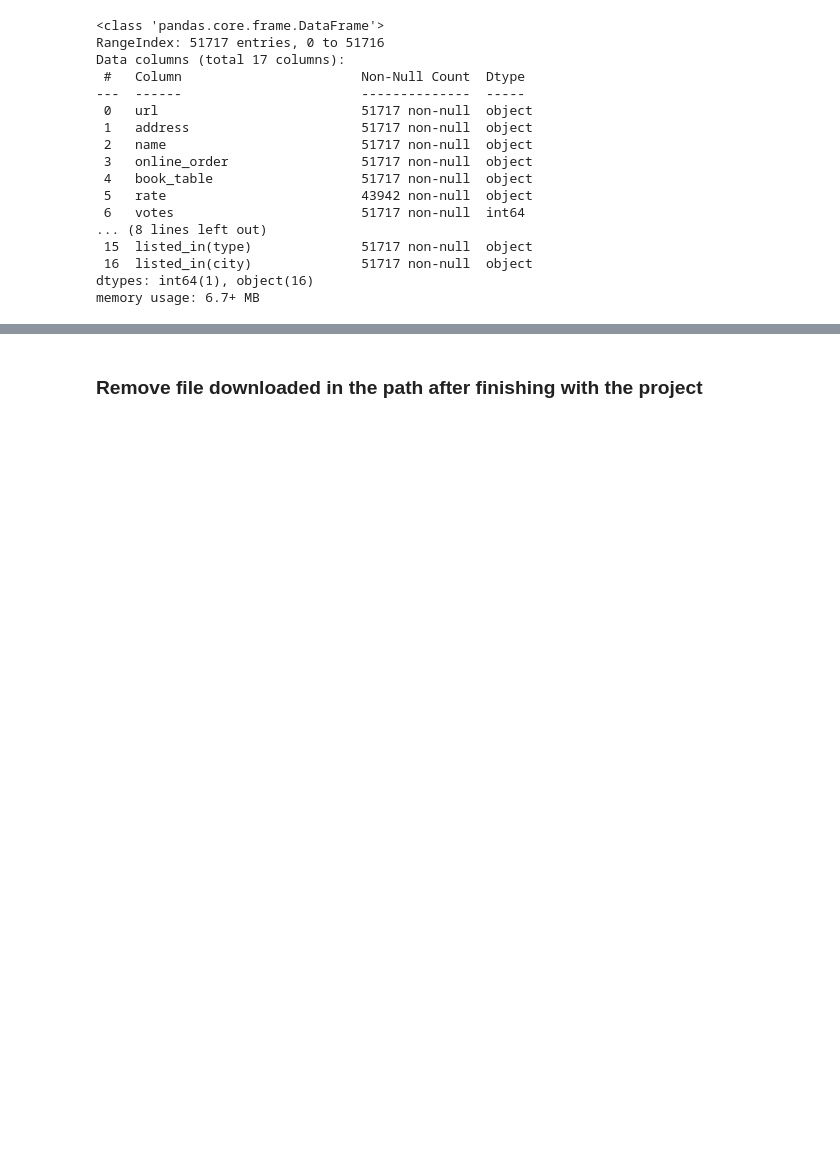
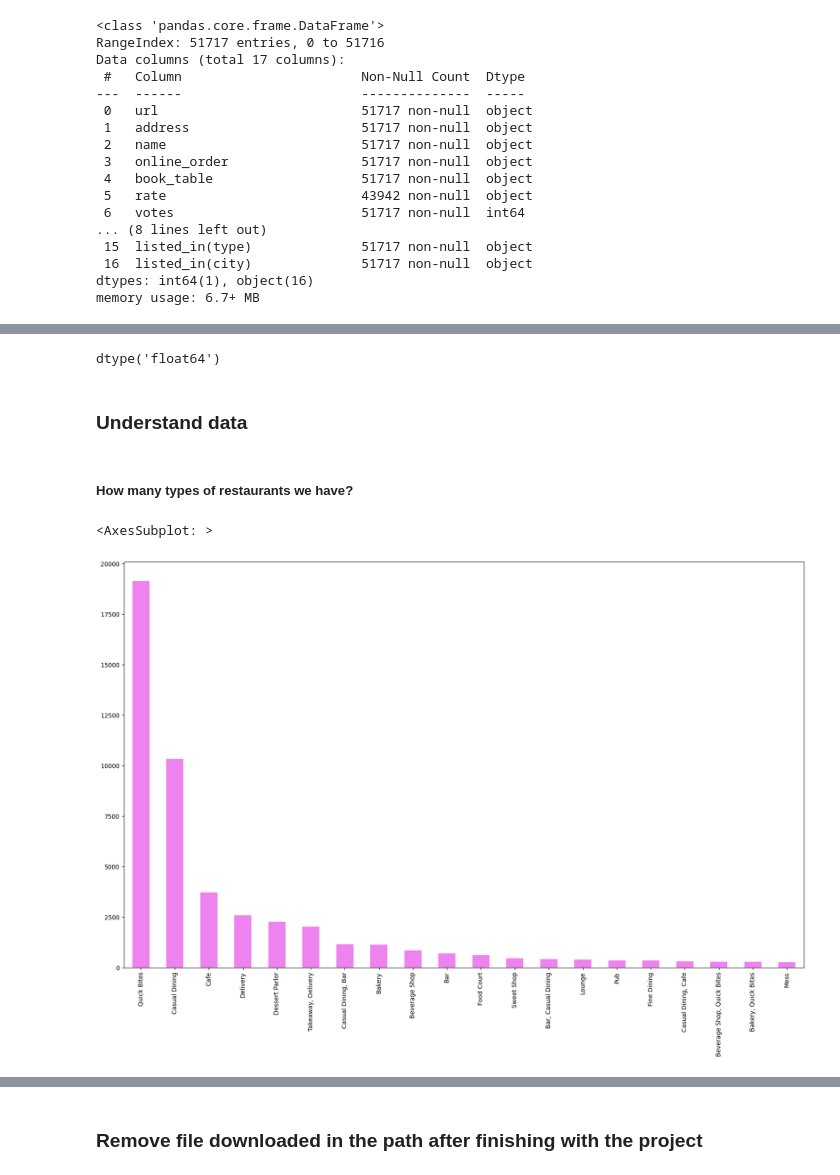
Before and after one commit to NathaliaBarreiros/Data-Science-Practice-Projects, a Jupyter notebook: Predict Success of a Zomato Restaurant /Zomato-Project.ipynb, the cells around one changed output, grey strips where cells are left out. Drawn from its saved outputs; the diff is of its cells as text; code cells hidden in the pictures; blank space fills up the shorter version.

```diff
--- a/Predict Success of a Zomato Restaurant /Zomato-Project.ipynb
+++ b/Predict Success of a Zomato Restaurant /Zomato-Project.ipynb
@@ -179,0 +244,6 @@ memory usage: 6.7+ MB
+# %%
+# Split the whole array using a function
+def split(x):
+    return x.split('/')[0]
+# %%
+df['rate']=df['rate'].astype(str).apply(split)
@@ -179,0 +261,21 @@ memory usage: 6.7+ MB
+# %%
+# Replace null values and string values
+df['rate'].replace('-',0, inplace=True) #inplace=True, to overwrite the existing dataframe
+df['rate'].replace('NEW',0, inplace=True)
+# %%
+df['rate']=df['rate'].astype(float)
+# %%
+df['rate'].dtype
+# %% [output]
+dtype('float64')
+# %% [markdown]
+### Understand data
+# %% [markdown]
+##### How many types of restaurants we have?
+# %%
+# Plot data
+plt.figure(figsize=(20,12))
+df['rest_type'].value_counts().nlargest(20).plot.bar(color='violet')
+# %% [output]
+<AxesSubplot: >
+[figure, added]
```
Also changed, not shown: parts of 83 cells of this notebook.
